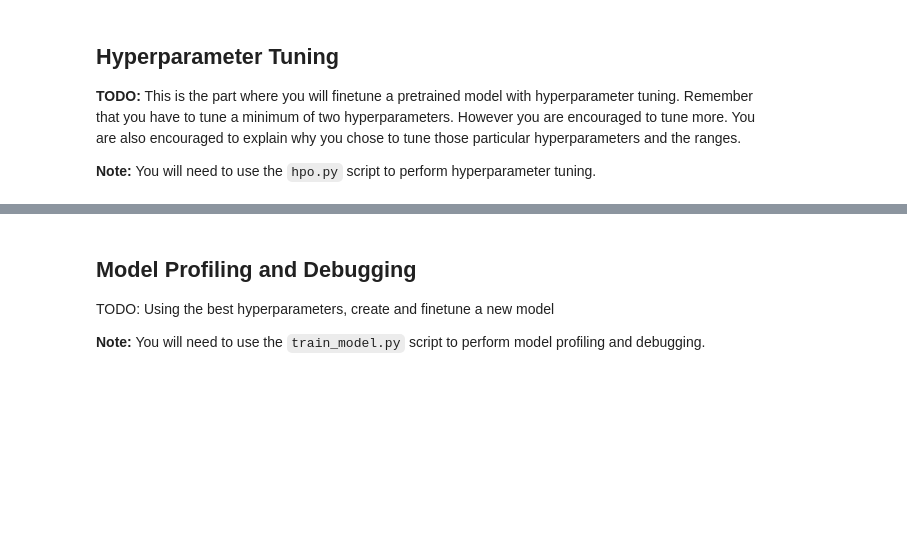
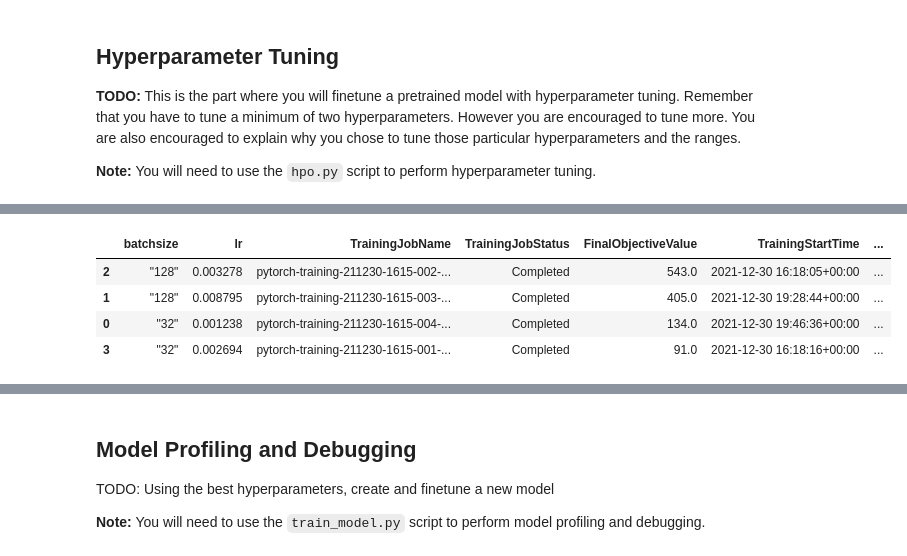
Before and after one commit to ahrav/Image-Classification-Sagemaker, a Jupyter notebook: train_and_deploy.ipynb, the cells around one changed output, grey strips where cells are left out. Drawn from its saved outputs; the diff is of its cells as text; code cells hidden in the pictures; blank space fills up the shorter version.

```diff
--- a/train_and_deploy.ipynb
+++ b/train_and_deploy.ipynb
@@ -153,3 +153,18 @@ tuner.fit(
+# %%
+from sagemaker.analytics import HyperparameterTuningJobAnalytics
+
+exp = HyperparameterTuningJobAnalytics(
+  hyperparameter_tuning_job_name='pytorch-training-211230-1615')
+
+jobs = exp.dataframe()
+
+jobs.sort_values('FinalObjectiveValue', ascending=0)
+# %% [output]
+|  | batchsize | lr | TrainingJobName | TrainingJobStatus | FinalObjectiveValue | TrainingStartTime | ... |
+| 2 | "128" | 0.003278 | pytorch-training-211230-1615-002-... | Completed | 543.0 | 2021-12-30 16:18:05+00:00 | ... |
+| 1 | "128" | 0.008795 | pytorch-training-211230-1615-003-... | Completed | 405.0 | 2021-12-30 19:28:44+00:00 | ... |
+| 0 | "32" | 0.001238 | pytorch-training-211230-1615-004-... | Completed | 134.0 | 2021-12-30 19:46:36+00:00 | ... |
+| 3 | "32" | 0.002694 | pytorch-training-211230-1615-001-... | Completed | 91.0 | 2021-12-30 16:18:16+00:00 | ... |
 # %%
 # TODO: Get the best estimators and the best HPs
 
```
Also changed, not shown: parts of 16 cells of this notebook.
